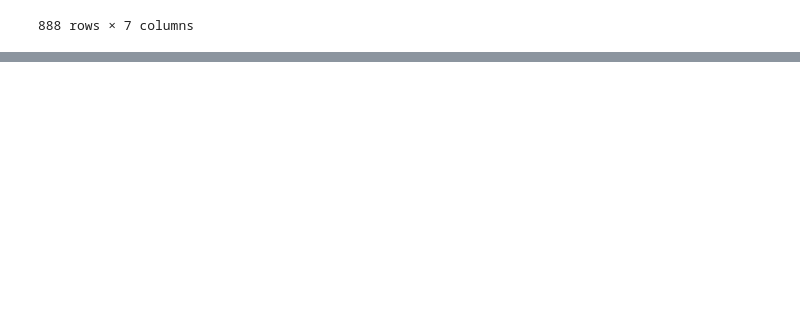
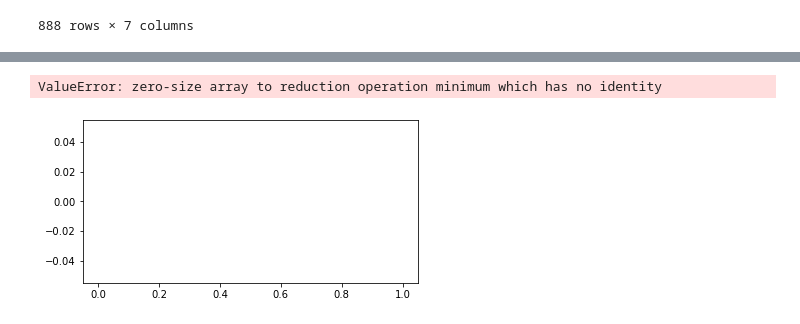
Before and after one commit to NoaAmichai/Computer_networks_final_project, a Jupyter notebook: src/project.ipynb, the cells around one changed output, grey strips where cells are left out. Drawn from its saved outputs; the diff is of its cells as text; code cells hidden in the pictures; blank space fills up the shorter version.

```diff
--- a/src/project.ipynb
+++ b/src/project.ipynb
@@ -355,0 +396,5 @@ plot_pdf(mix_data)
+# %%
+plot_pdf(video_data2)
+# %% [output]
+ValueError: zero-size array to reduction operation minimum which has no identity
+[figure, added]
```
Also changed, not shown: parts of 8 cells of this notebook.
